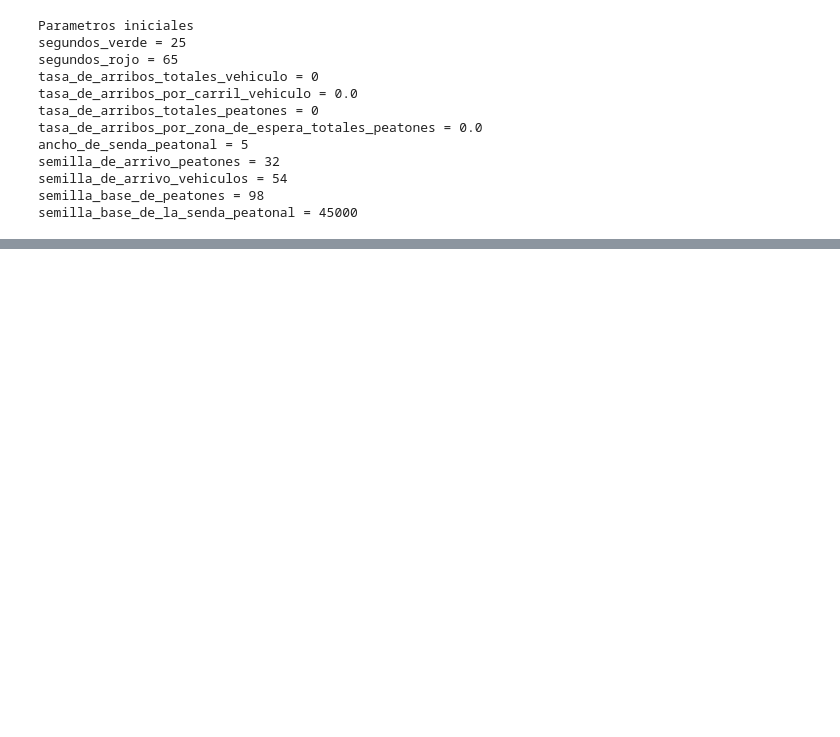
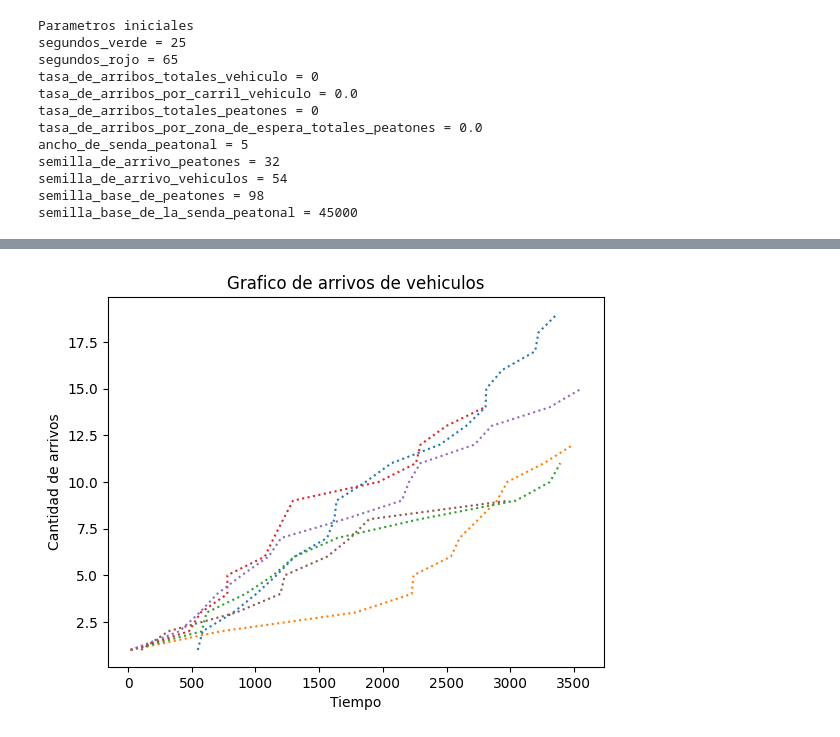
Before and after one commit to MartinCohen98/simulacion_tp1_grupo2_1c2024, a Jupyter notebook: mixmax_rng.ipynb, the cells around one changed output, grey strips where cells are left out. Drawn from its saved outputs; the diff is of its cells as text; code cells hidden in the pictures; blank space fills up the shorter version.

```diff
--- a/mixmax_rng.ipynb
+++ b/mixmax_rng.ipynb
@@ -1436,0 +1545,4 @@ simulacion_1.draw_acumulative_arrivals()
+# %%
+simulacion_1.draw_acumulative_arrivals_vehicles()
+# %% [output]
+[figure, added]
```
Also changed, not shown: parts of 7 cells of this notebook.
